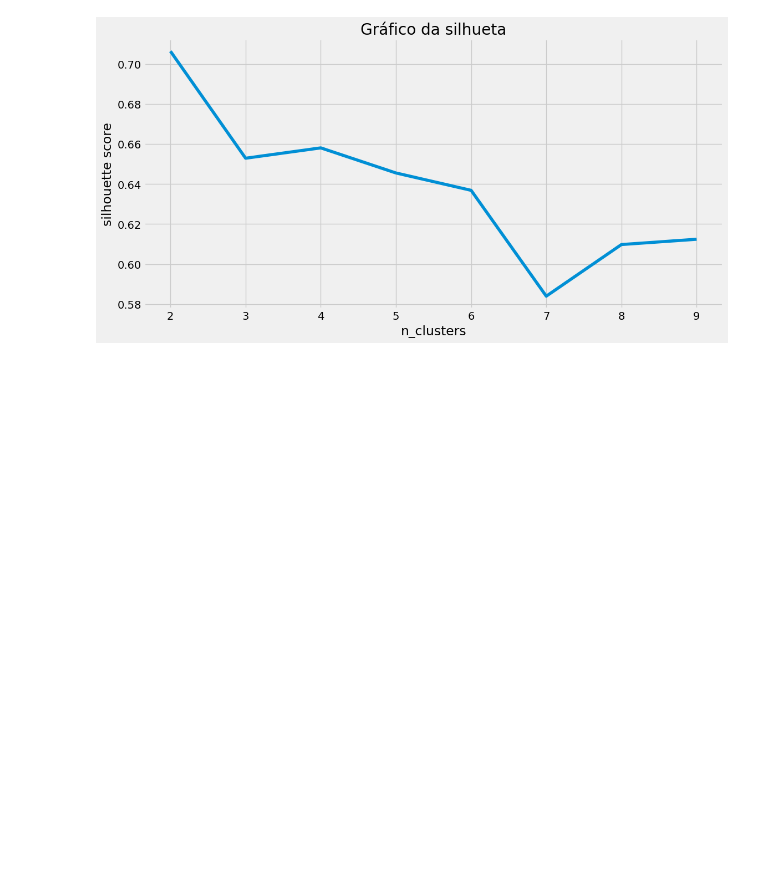
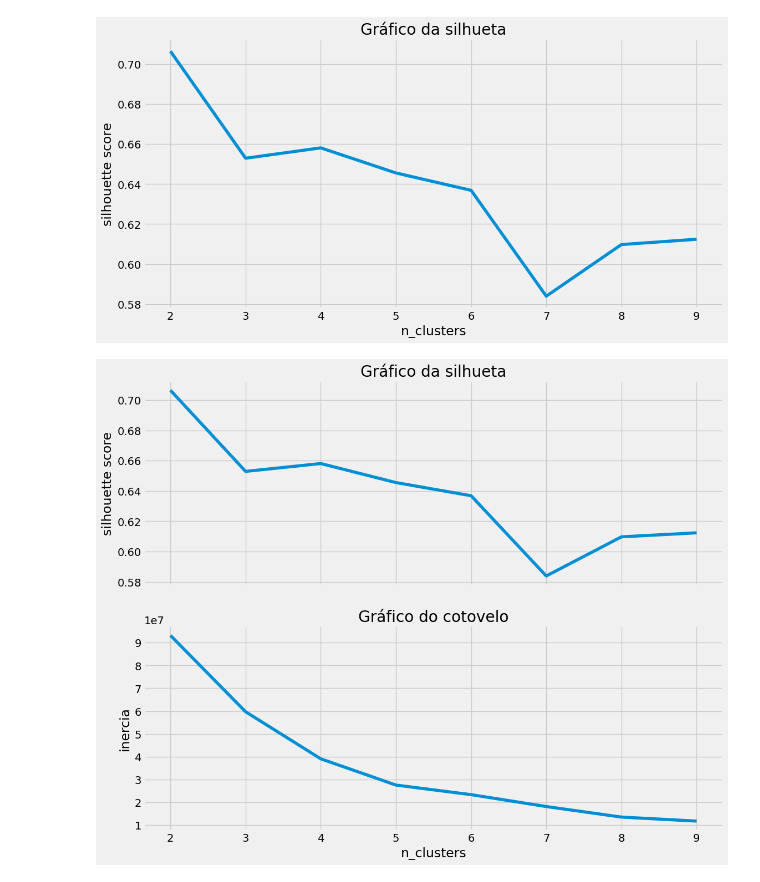
Before and after one commit to RayVilaca/Bootcamp-Data-Science-Ada, a Jupyter notebook: projetos-conclusao-modulo/modulo 6/projeto.ipynb, the cells around one changed output. Cells and saved outputs as stored; diff of their text form; code cells hidden in the pictures; blank space fills up the shorter version.

```diff
--- a/projetos-conclusao-modulo/modulo 6/projeto.ipynb
+++ b/projetos-conclusao-modulo/modulo 6/projeto.ipynb
@@ -483,31 +467,25 @@ ax.set_title("Gráfico da silhueta")
 Text(0.5, 1.0, 'Gráfico da silhueta')
 [figure]
 # %%
-X2 = X
 wcss = []
 silhuetas = []
 for k in range(2, 10):
     kmeans = KMeans(n_clusters=k, random_state=RANDOM_STATE)
     kmeans.fit(X)
-    labels = kmeans.labels_
-    X2["labels"] = labels
 
-    print(f"N_CLUSTERS = {k}")
-    sns.scatterplot(data = X2, x = "X1", y = "X2", hue = "labels", palette = "tab10")
-    plt.show()
-
-    silhueta = silhouette_score(X2, labels)
+    silhueta = silhouette_score(X, kmeans.labels_)
     silhuetas.append(silhueta)
     wcss.append(kmeans.inertia_)
-    print("\n###\n")
 
-fig, ax = plt.subplots(2,1,figsize = (12,10), sharex = True)
+fig, ax = plt.subplots(2, 1,figsize = (12,10), sharex = True)
 ax[0].plot(range(2, 10), silhuetas)
 ax[0].set_ylabel("silhouette score")
 ax[0].set_title("Gráfico da silhueta")
 
 ax[1].plot(range(2, 10), wcss)
 ax[1].set_xlabel("n_clusters")
 ax[1].set_ylabel("inercia")
 ax[1].set_title("Gráfico do cotovelo")
 plt.show()
+# %% [output]
+[figure, added]
```
Also changed, not shown: parts of 6 cells of this notebook.
